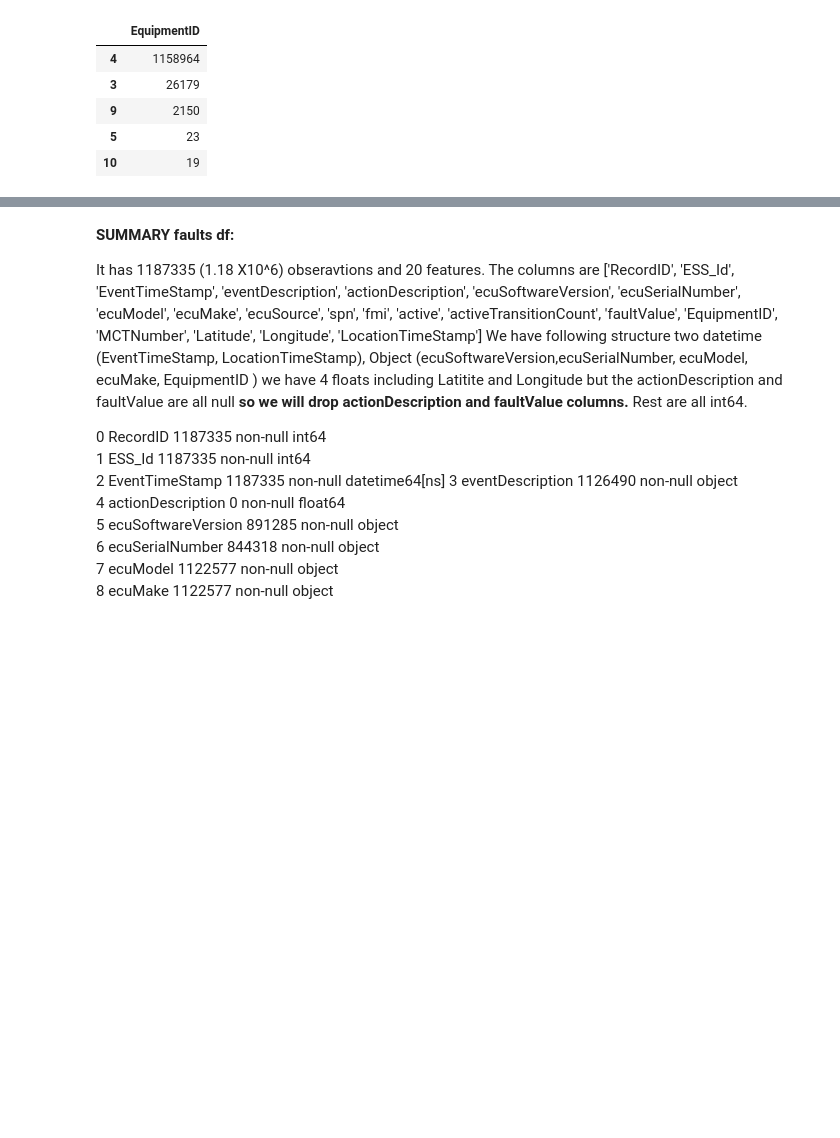
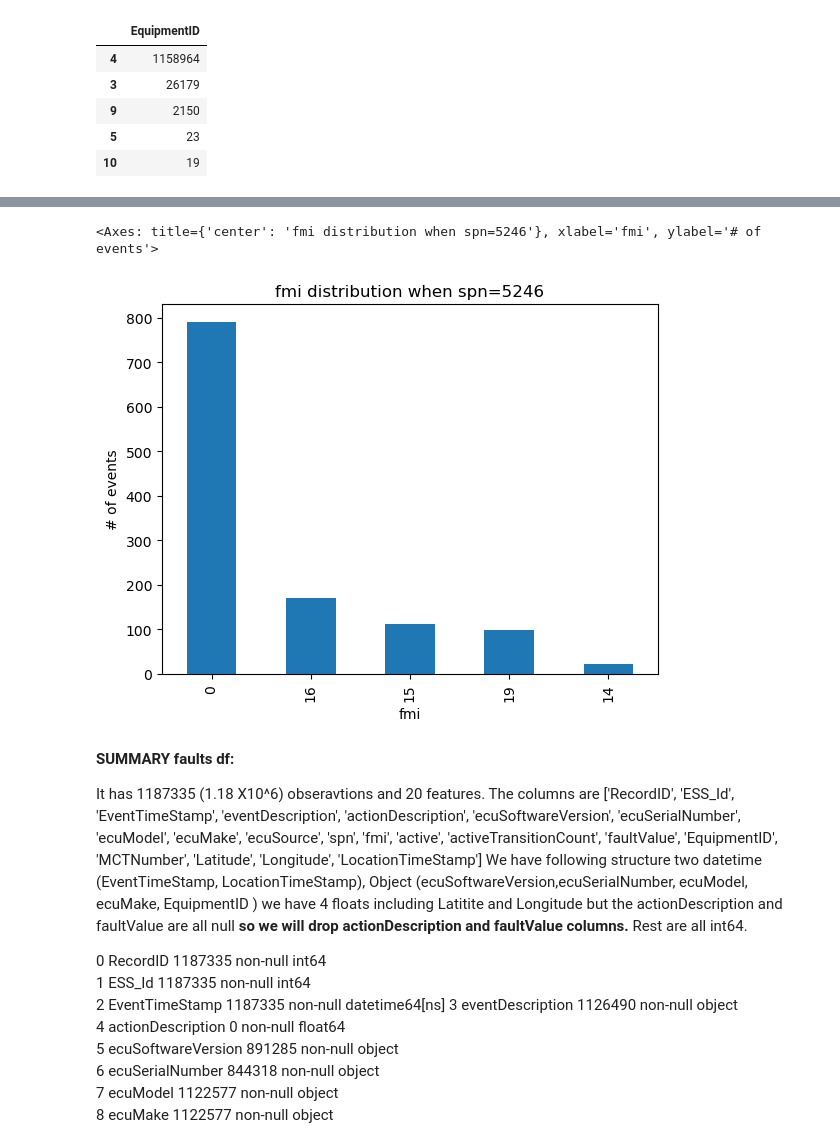
Before and after one commit to nss-data-science-cohort-6/big_g_express-elden_ring, a Jupyter notebook: notebooks/bigG_EDA_smita2.ipynb, the cells around one changed output, grey strips where cells are left out. Drawn from its saved outputs; the diff is of its cells as text; code cells hidden in the pictures; blank space fills up the shorter version.

```diff
--- a/notebooks/bigG_EDA_smita2.ipynb
+++ b/notebooks/bigG_EDA_smita2.ipynb
@@ -203,3 +224,12 @@ faults.groupby('EquipmentID')[(faults['spn'] == 1569)]
+# %%
+(faults[(faults['spn'] == 5246)]['fmi'].value_counts().sort_values(ascending = False)
+ .plot(kind="bar",
+       title = 'fmi distribution when spn=5246',
+       xlabel='fmi',
+       ylabel='# of events'))
+# %% [output]
+<Axes: title={'center': 'fmi distribution when spn=5246'}, xlabel='fmi', ylabel='# of events'>
+[figure, added]
 # %% [markdown]
 **SUMMARY faults df:**
 
```
Also changed, not shown: parts of 29 cells of this notebook.
